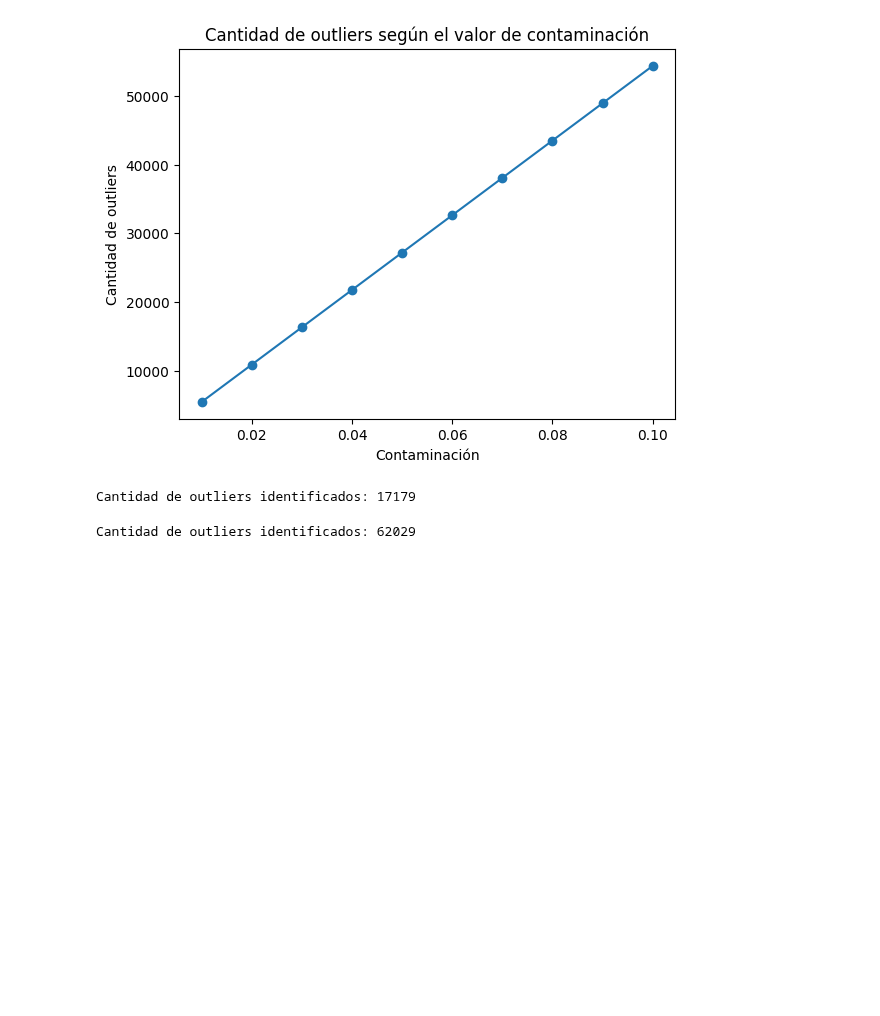
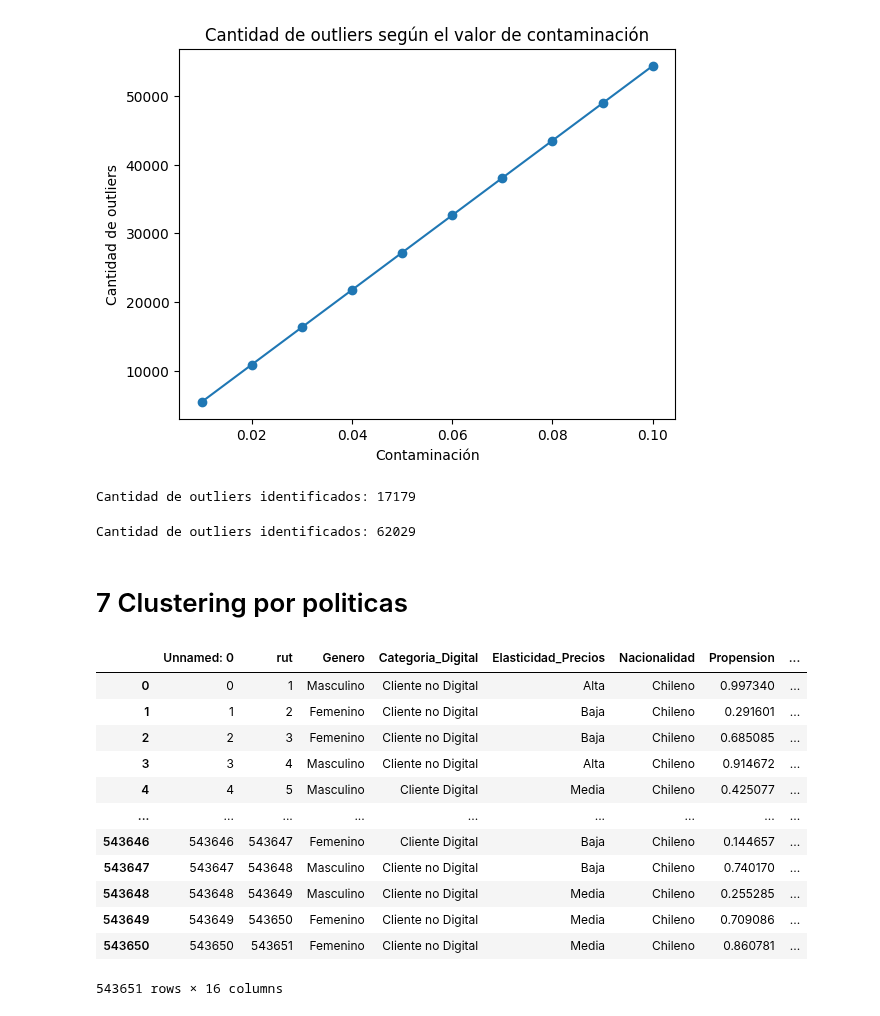
Before and after one commit to JosepVargasf/capstone_g11_2024-2, a Jupyter notebook: Procesamiento de datos/procesamiento.ipynb, the cells around one changed output. Saved outputs shown, nothing was run; the diff lists cells and outputs as text; code cells hidden in the pictures; blank space fills up the shorter version.

```diff
--- a/Procesamiento de datos/procesamiento.ipynb
+++ b/Procesamiento de datos/procesamiento.ipynb
@@ -560,3 +668,5 @@ data_filtered_by_columns_clean_data = data_filtered_by_columns[~outliers.any(axi
 print(f"Cantidad de outliers identificados: {data_filtered_by_columns_outliers_data.shape[0]}")
 # %% [output]
 Cantidad de outliers identificados: 62029
+# %% [markdown]
+# 7 Clustering por politicas
@@ -562,0 +676,29 @@ Cantidad de outliers identificados: 62029
+# %%
+df_informacion_de_clientes_clusters = df_informacion_de_clientes.copy()
+# %%
+# Calculate the 30th and 80th percentiles
+percentil_30_renta = df_informacion_de_clientes['Renta'].quantile(0.30)
+percentil_80_renta = df_informacion_de_clientes['Renta'].quantile(0.90)
+
+# Define the new column based on the conditions
+df_informacion_de_clientes_clusters['Separacion de renta'] = pd.cut(
+    df_informacion_de_clientes_clusters['Renta'],
+    bins=[-np.inf, percentil_30_renta, percentil_80_renta, np.inf],
+    labels=['Renta baja', 'Renta media', 'Renta alta']
+)
+
+df_informacion_de_clientes_clusters
+# %% [output]
+|  | Unnamed: 0 | rut | Genero | Categoria_Digital | Elasticidad_Precios | Nacionalidad | Propension | ... |
+| 0 | 0 | 1 | Masculino | Cliente no Digital | Alta | Chileno | 0.997340 | ... |
+| 1 | 1 | 2 | Femenino | Cliente no Digital | Baja | Chileno | 0.291601 | ... |
+| 2 | 2 | 3 | Femenino | Cliente no Digital | Baja | Chileno | 0.685085 | ... |
+| 3 | 3 | 4 | Masculino | Cliente no Digital | Alta | Chileno | 0.914672 | ... |
+| 4 | 4 | 5 | Masculino | Cliente Digital | Media | Chileno | 0.425077 | ... |
+| ... | ... | ... | ... | ... | ... | ... | ... | ... |
+| 543646 | 543646 | 543647 | Femenino | Cliente Digital | Baja | Chileno | 0.144657 | ... |
+| 543647 | 543647 | 543648 | Masculino | Cliente no Digital | Baja | Chileno | 0.740170 | ... |
+| 543648 | 543648 | 543649 | Masculino | Cliente no Digital | Media | Chileno | 0.255285 | ... |
+| 543649 | 543649 | 543650 | Femenino | Cliente no Digital | Media | Chileno | 0.709086 | ... |
+| 543650 | 543650 | 543651 | Femenino | Cliente no Digital | Media | Chileno | 0.860781 | ... |
+543651 rows × 16 columns
```
Also changed, not shown: parts of 24 cells of this notebook, 1 other file.
